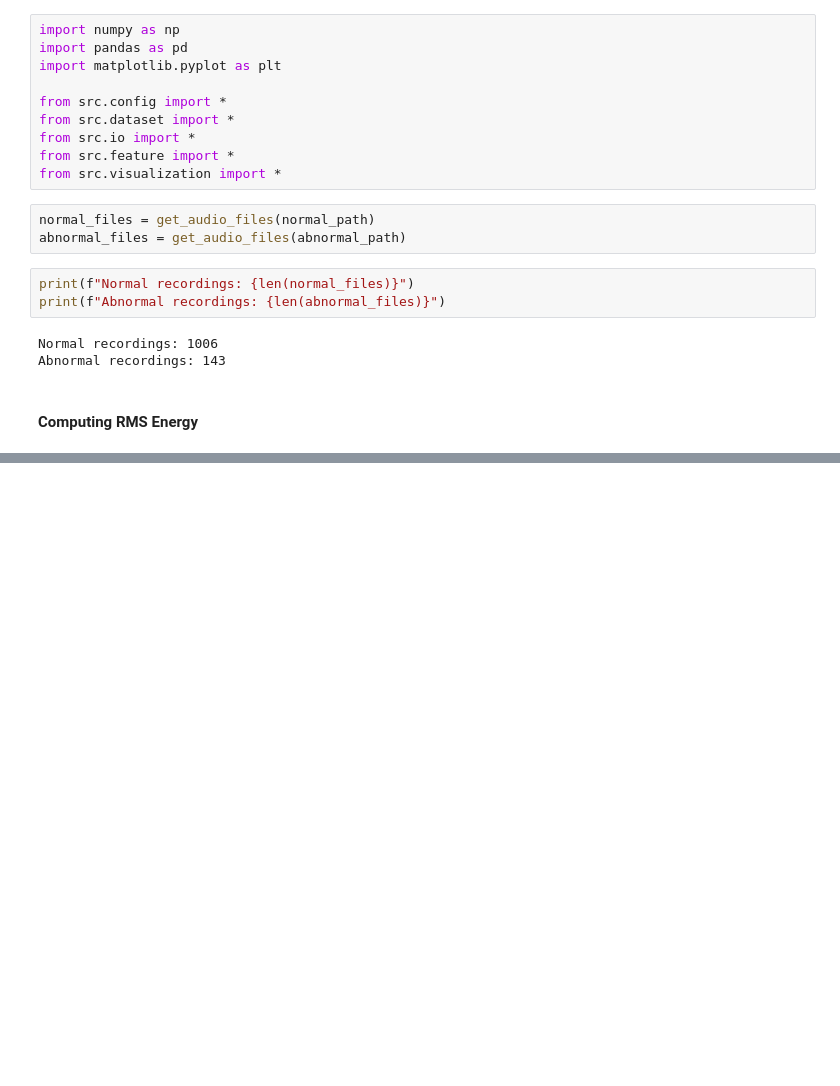
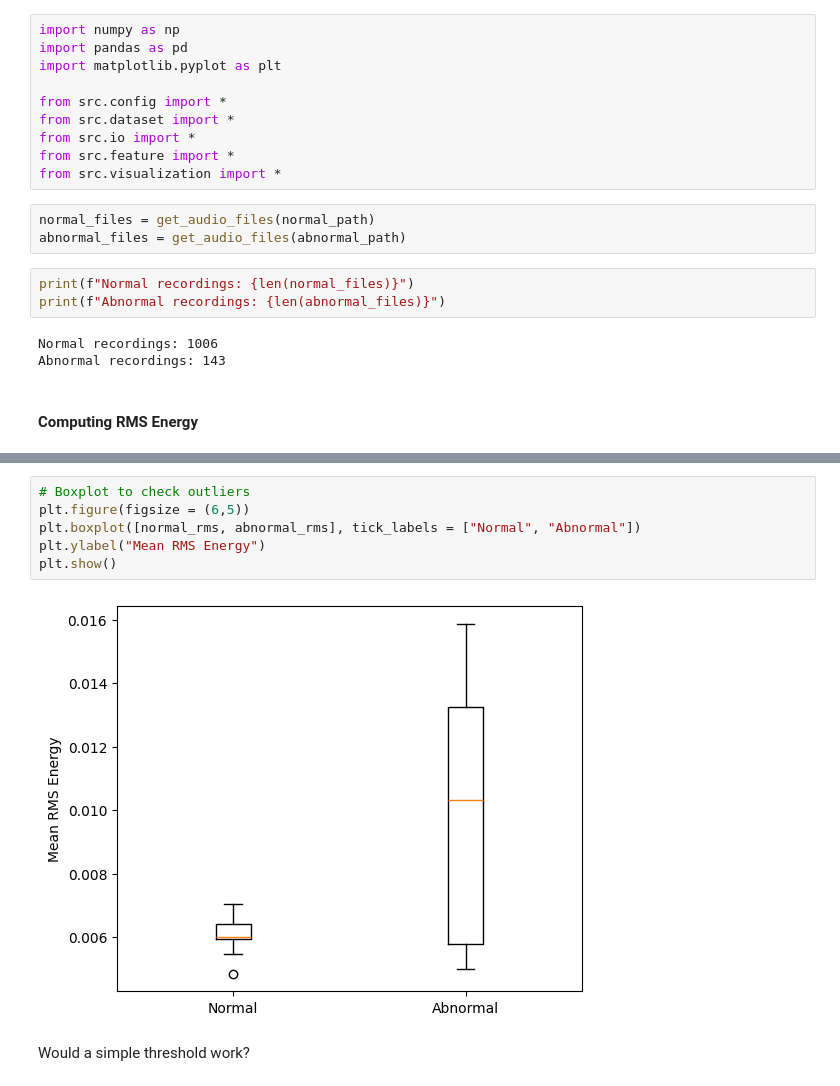
Before and after one commit to Shagun-Thakur/EchoGuard, a Jupyter notebook: notebooks/04_rms_analysis.ipynb, the cells around one changed output, grey strips where cells are left out. Cells and saved outputs as stored; diff of their text form; blank space fills up the shorter version.

```diff
--- a/notebooks/04_rms_analysis.ipynb
+++ b/notebooks/04_rms_analysis.ipynb
@@ -39,0 +85,10 @@ NameError: name 'mean_rms' is not defined
+# %%
+# Boxplot to check outliers
+plt.figure(figsize = (6,5))
+plt.boxplot([normal_rms, abnormal_rms], tick_labels = ["Normal", "Abnormal"])
+plt.ylabel("Mean RMS Energy")
+plt.show()
+# %% [output]
+[figure, added]
+# %% [markdown]
+Would a simple threshold work?
```
Also changed, not shown: parts of 13 cells of this notebook, 2 other files.
